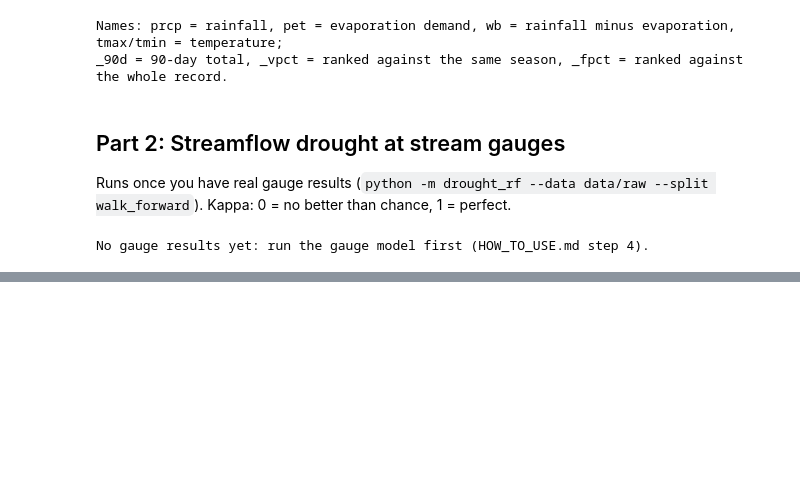
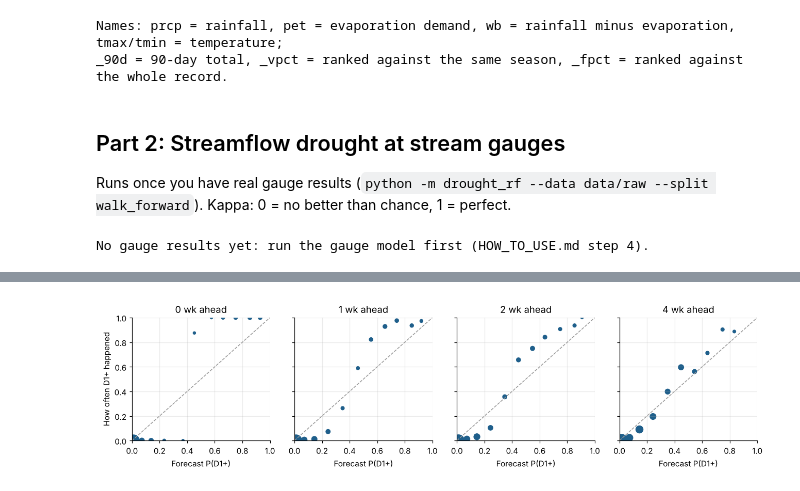
Before and after one commit to wchoo30/YPI-test, a Jupyter notebook: drought_rf/results.ipynb, the cells around one changed output, grey strips where cells are left out. Cells and saved outputs as stored; diff of their text form; code cells hidden in the pictures; blank space fills up the shorter version.

```diff
--- a/drought_rf/results.ipynb
+++ b/drought_rf/results.ipynb
@@ -158,0 +165,9 @@ No gauge results yet: run the gauge model first (HOW_TO_USE.md step 4).
+# %%
+SC = Path("outputs/scorecard")
+card = pd.read_csv(SC / "usdm_scorecard.csv")
+keep = ["exact_level", "mean_level_error", "hit_rate", "false_alarm_ratio", "brier_skill", "roc_auc", "onset_caught", "onset_false_alarm_rate"]
+def fmt(r, k):
+    lo, hi = r.get(k + "_lo"), r.get(k + "_hi")
+    return f"{r[k]:.2f}" + ("" if pd.isna(lo) else f" [{lo:.2f}, {hi:.2f}]")
+tbl = pd.DataFrame([{"lead (wk)": r.lead_weeks, "model": NAMES.get(r.model, r.model), **{k: fmt(r, k) for k in keep}} for _, r in card.iterrows()])
+tbl
@@ -158,0 +196,12 @@ No gauge results yet: run the gauge model first (HOW_TO_USE.md step 4).
+# %%
+rel = pd.read_csv(SC / "usdm_reliability.csv")
+r = rel[rel.model == "rf_weather_plus_now"]
+fig, axes = plt.subplots(1, r.lead_weeks.nunique(), figsize=(12, 3.2), sharey=True)
+for ax, (lead, g) in zip(np.atleast_1d(axes), r.groupby("lead_weeks")):
+    ax.plot([0, 1], [0, 1], "--", color="#999", lw=1)
+    ax.scatter(g.mean_forecast, g.observed, s=10 + 200 * g.n / g.n.max(), color=COLORS["rf_weather_plus_now"])
+    ax.set_title(f"{lead} wk ahead"); ax.set_xlabel("Forecast P(D1+)"); ax.set_xlim(0, 1); ax.set_ylim(0, 1)
+np.atleast_1d(axes)[0].set_ylabel("How often D1+ happened")
+plt.tight_layout(); plt.show()
+# %% [output]
+[figure, added]
```
Also changed, not shown: parts of 10 cells of this notebook, 9 other files.
